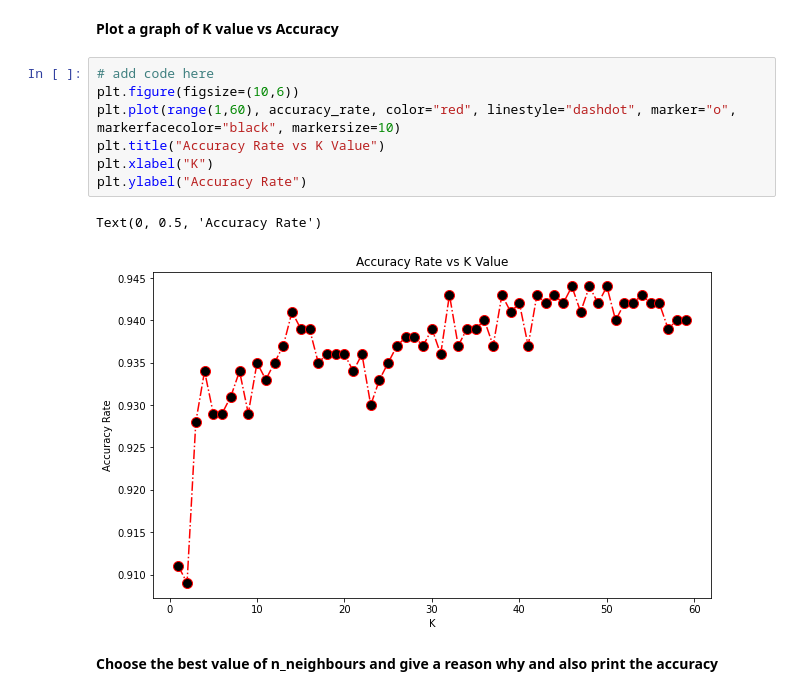
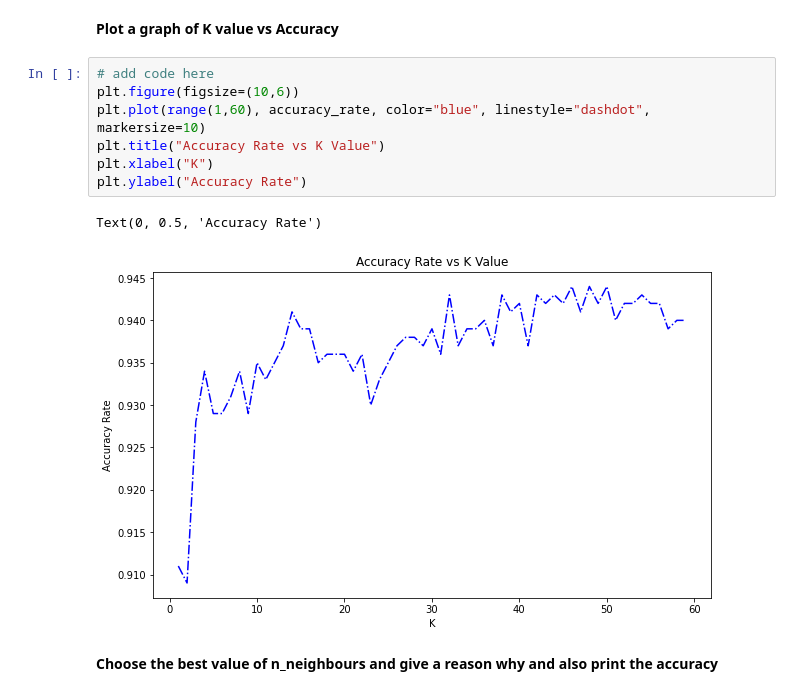
Before and after one commit to priyanshah18/Synapse-Learning-Period, a Jupyter notebook: Task2.ipynb, the cells around one changed output. Saved outputs shown, nothing was run; the diff lists cells and outputs as text.

```diff
--- a/Task2.ipynb
+++ b/Task2.ipynb
@@ -470,13 +478,13 @@ for i in range(1,60):
 # %%
 # add code here
 plt.figure(figsize=(10,6))
-plt.plot(range(1,60), accuracy_rate, color="red", linestyle="dashdot", marker="o", markerfacecolor="black", markersize=10)
+plt.plot(range(1,60), accuracy_rate, color="blue", linestyle="dashdot", markersize=10)
 plt.title("Accuracy Rate vs K Value")
 plt.xlabel("K")
 plt.ylabel("Accuracy Rate")
 # %% [output]
 Text(0, 0.5, 'Accuracy Rate')
-[figure, old version]
+[figure, new version]
 # %% [markdown]
 **Choose the best value of n_neighbours and give a reason why and also print the accuracy**
 # %%
```
Also changed, not shown: parts of 16 cells of this notebook.
